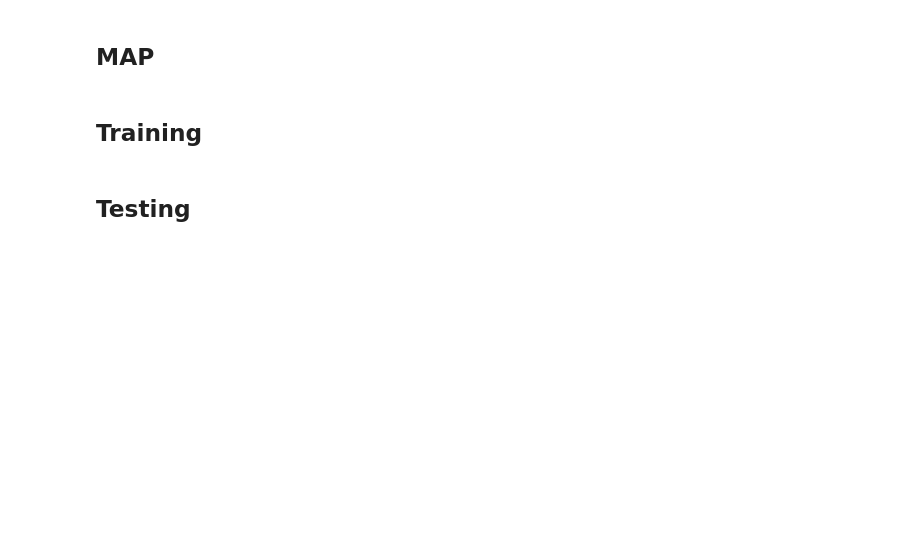
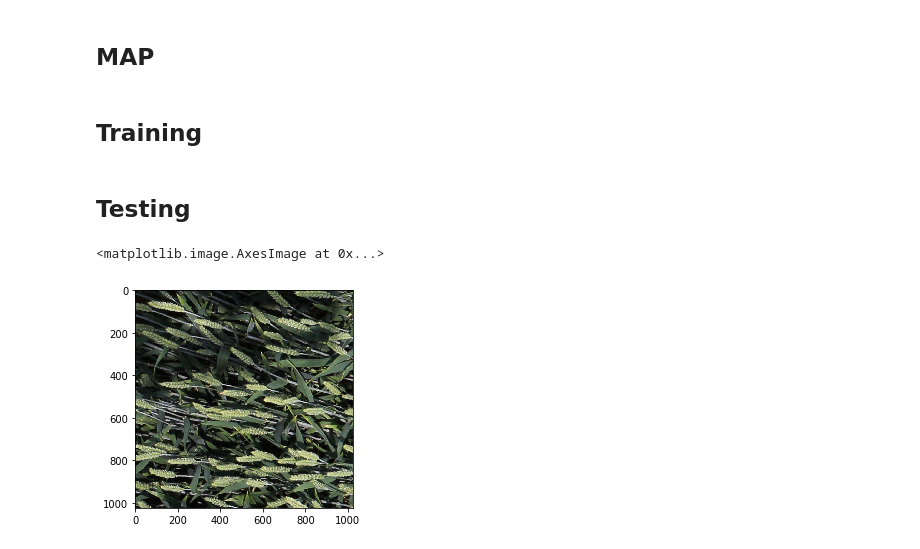
Before and after one commit to comojin1994/Deep_Learning_Study, a Jupyter notebook: Kaggle/Global_Wheat_Detection/Tutorial.ipynb, the cells around one changed output. Saved outputs shown, nothing was run; the diff lists cells and outputs as text; code cells hidden in the pictures; blank space fills up the shorter version.

```diff
--- a/Kaggle/Global_Wheat_Detection/Tutorial.ipynb
+++ b/Kaggle/Global_Wheat_Detection/Tutorial.ipynb
@@ -524,2 +739,14 @@ def add_decoder(model, k=125, output_stride=4):
 # %% [markdown]
 ## Testing
+# %%
+test_img = f'./data/train/{val_df[0]}'
+
+bbox = df[df['image_id']==val_df[0][:-4]]['bbox']
+boxes = get_boxes(bbox)
+
+img = cv2.cvtColor(cv2.imread(test_img), cv2.COLOR_BGR2RGB)
+
+plt.imshow(img)
+# %% [output]
+<matplotlib.image.AxesImage at 0x...>
+[figure, added]
```
Also changed, not shown: parts of 15 cells of this notebook.
